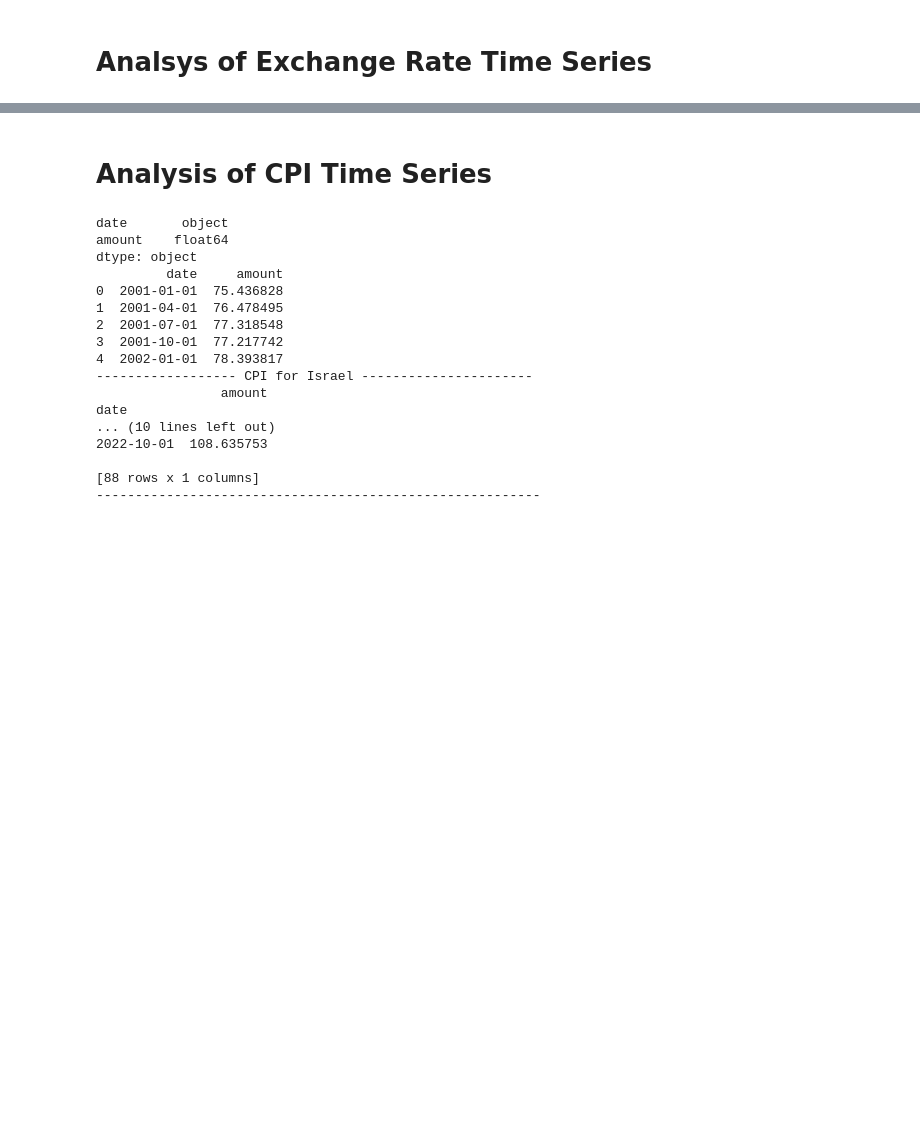
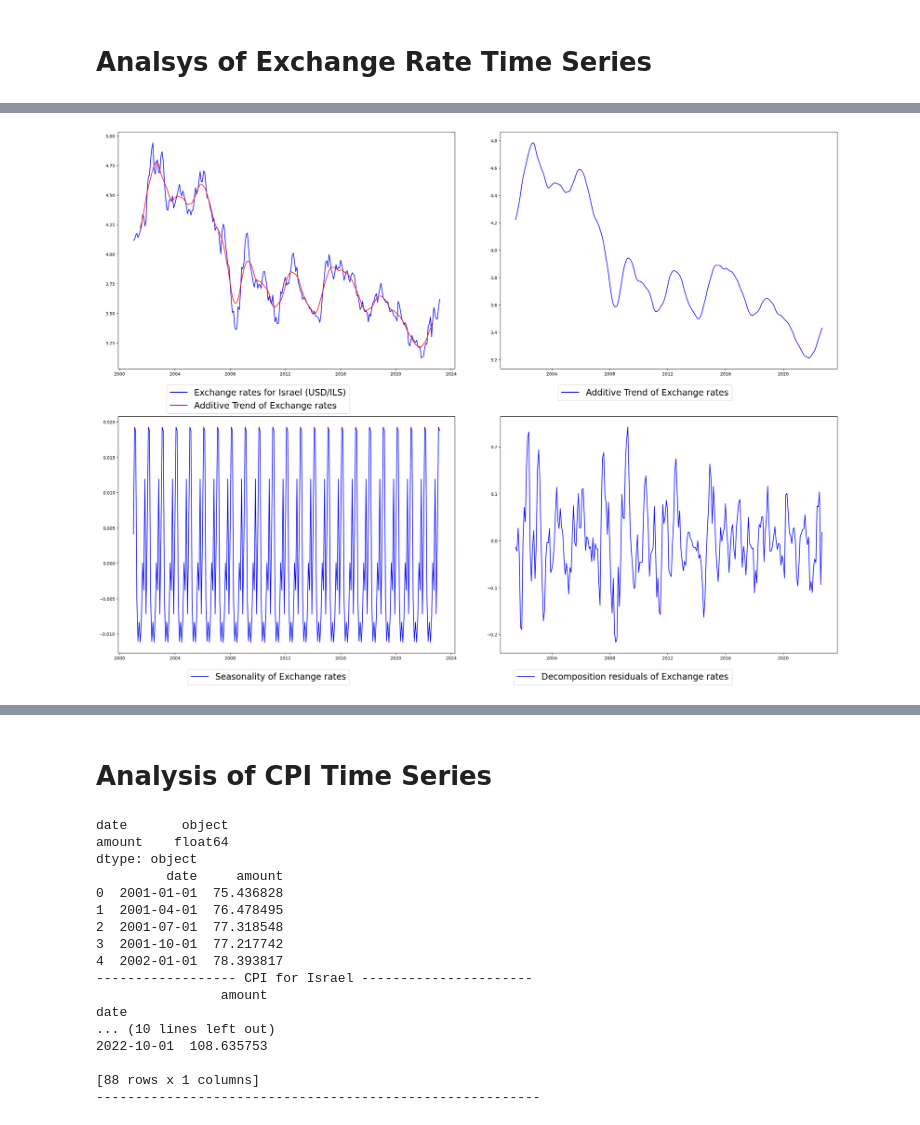
Before and after one commit to alonbenach/groupwork_2, a Jupyter notebook: Palto_Krovitska_Bankowska_Gordon_Benach_report_EM.ipynb, the cells around one changed output, grey strips where cells are left out. Cells and saved outputs as stored; diff of their text form; code cells hidden in the pictures; blank space fills up the shorter version.

```diff
--- a/Palto_Krovitska_Bankowska_Gordon_Benach_report_EM.ipynb
+++ b/Palto_Krovitska_Bankowska_Gordon_Benach_report_EM.ipynb
@@ -58,0 +68,8 @@ date
+# %%
+# Preparing the data to check different transformations
+y1 = ex_rate.amount
+dy1 = y1.diff().dropna()
+ddy1 = y1.diff().dropna().diff().dropna()
+ly1 = np.log(y1)
+dly1 = np.log(y1).diff().dropna()
+ddly1 = np.log(y1).diff().dropna().diff().dropna()
@@ -58,0 +79,25 @@ date
+# %%
+# decompose the series - additive model
+additive1 = seasonal_decompose(y1, model='additive')
+trend_estimate1 = additive.trend
+periodic_estimate1 = additive.seasonal
+residual1 = additive.resid
+
+plt.rcParams["figure.figsize"] = (24,18)
+plt.subplot(221)
+plt.plot(ex_rate.amount ,label='Exchange rates for Israel (USD/ILS)', color='blue')
+plt.plot(trend_estimate1 ,label='Additive Trend of Exchange rates' , color='red')
+plt.legend(loc='best',fontsize=20 , bbox_to_anchor=(0.70, -0.05))
+plt.subplot(222)
+plt.plot(trend_estimate1,label='Additive Trend of Exchange rates',color='blue')
+plt.legend(loc='best',fontsize=20, bbox_to_anchor=(0.70, -0.05))
+plt.subplot(223)
+plt.plot(periodic_estimate1,label='Seasonality of Exchange rates',color='blue')
+plt.legend(loc='best',fontsize=20, bbox_to_anchor=(0.70, -0.05))
+plt.subplot(224)
+plt.plot(residual1,label='Decomposition residuals of Exchange rates',color='blue')
+plt.legend(loc='best',fontsize=20, bbox_to_anchor=(0.70, -0.05))
+plt.tight_layout()
+plt.show()
+# %% [output]
+[figure, added]
```
Also changed, not shown: parts of 18 cells of this notebook.
